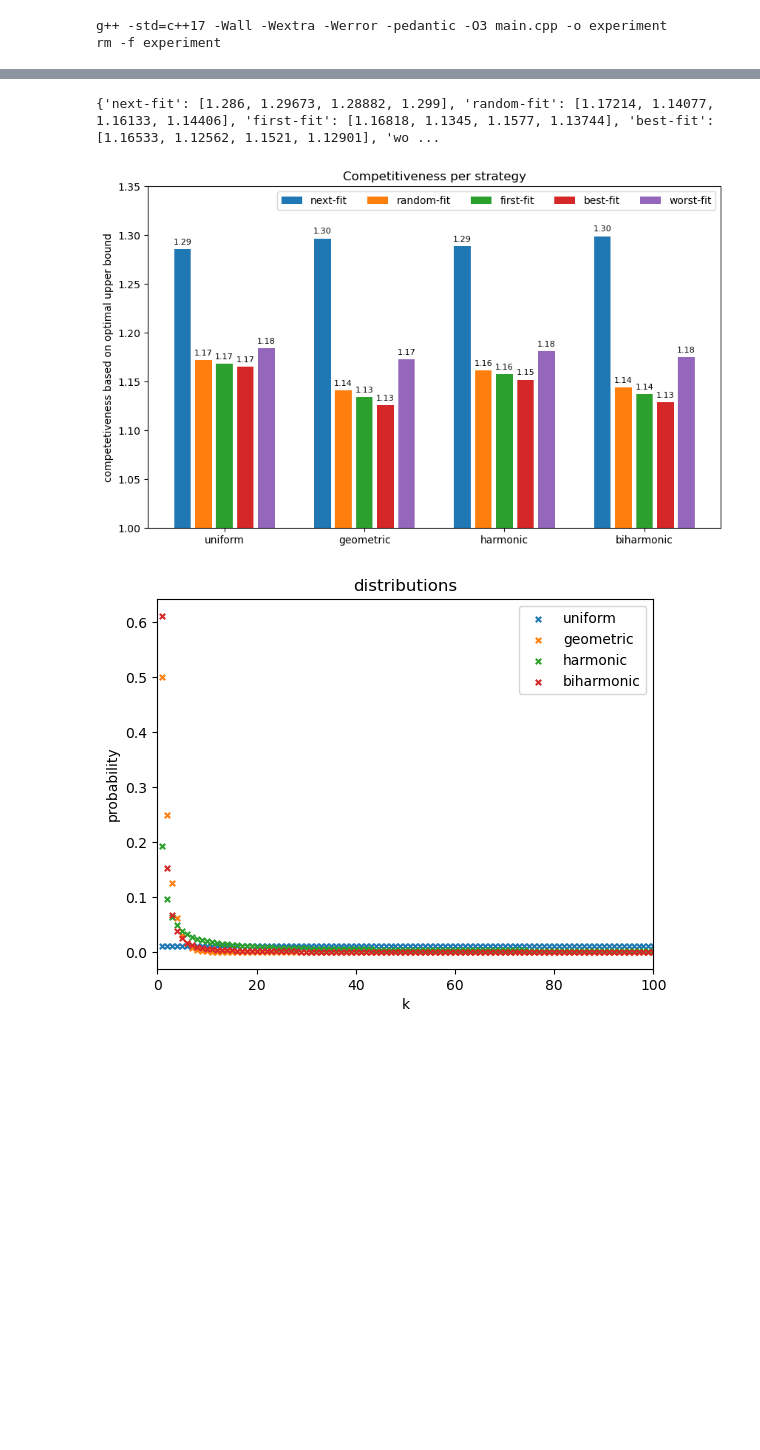
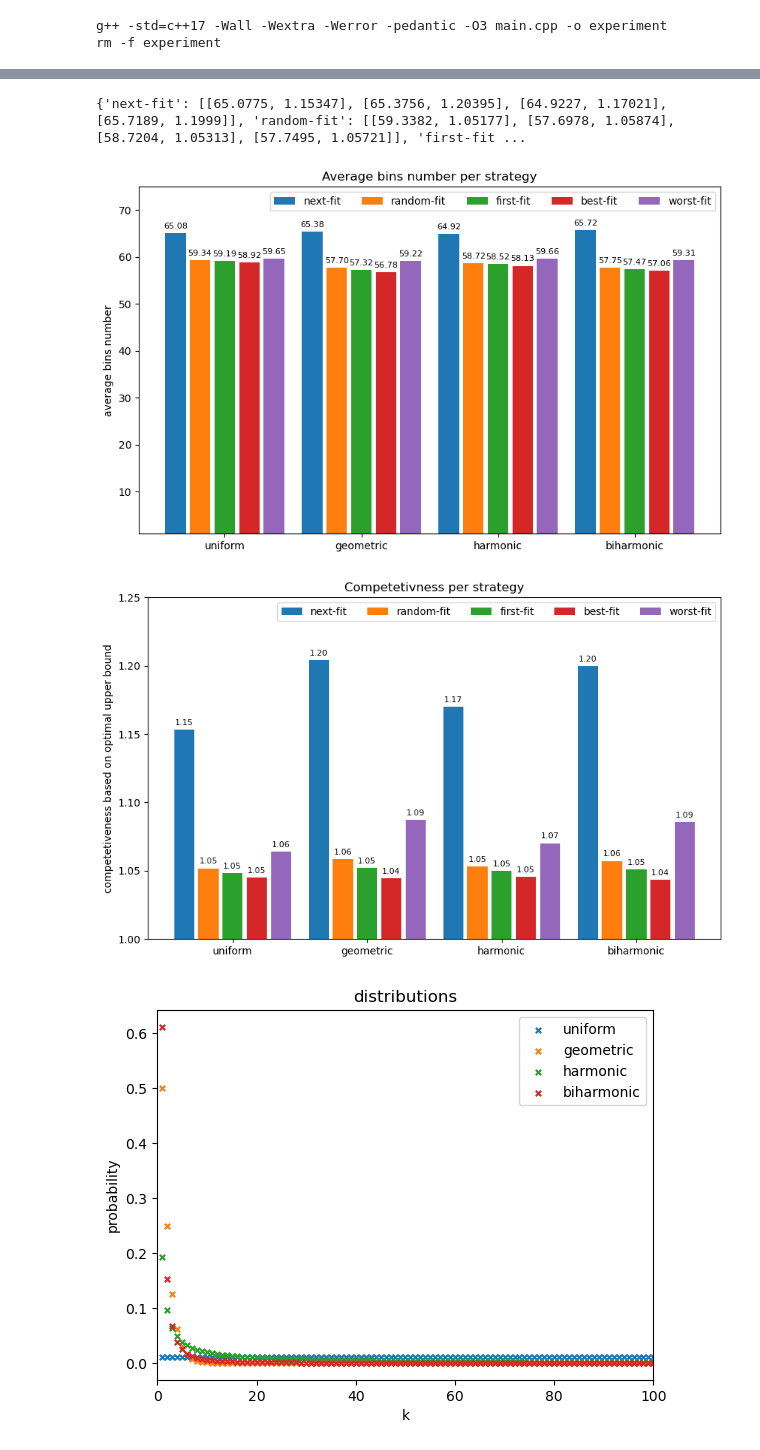
Before and after one commit to karoljanic/online-algorithms, a Jupyter notebook: bin-packing/experiments.ipynb, the cells around one changed output, grey strips where cells are left out. Drawn from its saved outputs; the diff is of its cells as text; code cells hidden in the pictures; blank space fills up the shorter version.

```diff
--- a/bin-packing/experiments.ipynb
+++ b/bin-packing/experiments.ipynb
@@ -10,7 +10,9 @@ def initialize_experiment() -> None:
 def run_experiment(strategy: str, distribution: str, elements_number: int, repetitions: int) -> float:
     result = subprocess.run(f"./experiment {strategy} {distribution} {elements_number} {repetitions}",
                             shell=True, capture_output=True, text=True)
-    return float(result.stdout)
+    results = [res.strip() for res in result.stdout.split(" ") if res]
+    floats = [float(res) for res in results]
+    return floats
 
 def clean_experiment() -> None:
     subprocess.run(["make", "clean"])
@@ -86,5 +116,5 @@ plt.show()
 # %%
-BAR_WIDTH = 0.12
+BAR_WIDTH = 0.15
 BARS_SPACING = 0.03
 
 with open("results.pkl", "rb") as f:
@@ -99,38 +129,66 @@ for strategy in STRATEGIES:
 for strategy in STRATEGIES:
     array = []
     for distribution in DISTRIBUTIONS:
         array.append(results[strategy][distribution])
     grouped_by_strategy[strategy] = array
 
 print(grouped_by_strategy)
 
 fig, ax = plt.subplots(figsize=(10, 6))
 x = np.arange(len(DISTRIBUTIONS))
 
 multiplier = 0
 for strategy, measurement in grouped_by_strategy.items():
+    measurement = [m[0] for m in measurement]
+    offset = (BAR_WIDTH + BARS_SPACING) * multiplier
+    bars = ax.bar(x + offset, measurement, BAR_WIDTH, label=strategy)
+    for bar in bars:
+        height = bar.get_height()
+        ax.annotate(f'{height:.2f}',
+                    xy=(bar.get_x() + bar.get_width() / 2, height),
+                    xytext=(0, 3),
+                    textcoords="offset points",
+                    ha='center', va='bottom', fontsize=8)
+    multiplier += 1
+
+ax.set_ylabel("average bins number")
+ax.set_title("Average bins number per strategy")
+ax.set_xticks(x + 2 * BAR_WIDTH + 2 * BARS_SPACING, DISTRIBUTIONS)
+ax.legend(loc="best", ncols=5)
+ax.set_ylim(1, 75)
+
+plt.savefig("plots/bins_number_per_strategy.png")
+plt.show()
+
+fig, ax = plt.subplots(figsize=(10, 6))
+x = np.arange(len(DISTRIBUTIONS))
+
+multiplier = 0
+for strategy, measurement in grouped_by_strategy.items():
+    measurement = [m[1] for m in measurement]
     offset = (BAR_WIDTH + BARS_SPACING) * multiplier
     bars = ax.bar(x + offset, measurement, BAR_WIDTH, label=strategy)
     for bar in bars:
         height = bar.get_height()
         ax.annotate(f'{height:.2f}',
                     xy=(bar.get_x() + bar.get_width() / 2, height),
                     xytext=(0, 3),
                     textcoords="offset points",
                     ha='center', va='bottom', fontsize=8)
     multiplier += 1
 
 ax.set_ylabel("competetiveness based on optimal upper bound")
-ax.set_title("Competitiveness per strategy")
+ax.set_title("Competetivness per strategy")
 ax.set_xticks(x + 2 * BAR_WIDTH + 2 * BARS_SPACING, DISTRIBUTIONS)
 ax.legend(loc="best", ncols=5)
-ax.set_ylim(1, 1.35)
+ax.set_ylim(1, 1.25)
 
-# plt.savefig("plots/competitiveness_per_strategy.png")
+plt.savefig("plots/competitiveness_per_strategy.png")
 plt.show()
 # %% [output]
-{'next-fit': [1.286, 1.29673, 1.28882, 1.299], 'random-fit': [1.17214, 1.14077, 1.16133, 1.14406], 'first-fit': [1.16818, 1.1345, 1.1577, 1.13744], 'best-fit': [1.16533, 1.12562, 1.1521, 1.12901], 'wo ...
+{'next-fit': [[65.0775, 1.15347], [65.3756, 1.20395], [64.9227, 1.17021], [65.7189, 1.1999]], 'random-fit': [[59.3382, 1.05177], [57.6978, 1.05874], [58.7204, 1.05313], [57.7495, 1.05721]], 'first-fit ...
-[figure, old version]
+[figure, new version]
+[figure, added]
 # %%
 def harmonic_num(n ,k) -> float:
     return sum([1 / i**k for i in range(1, n + 1)])
```
Also changed, not shown: parts of 1 cell of this notebook, 9 other files.
